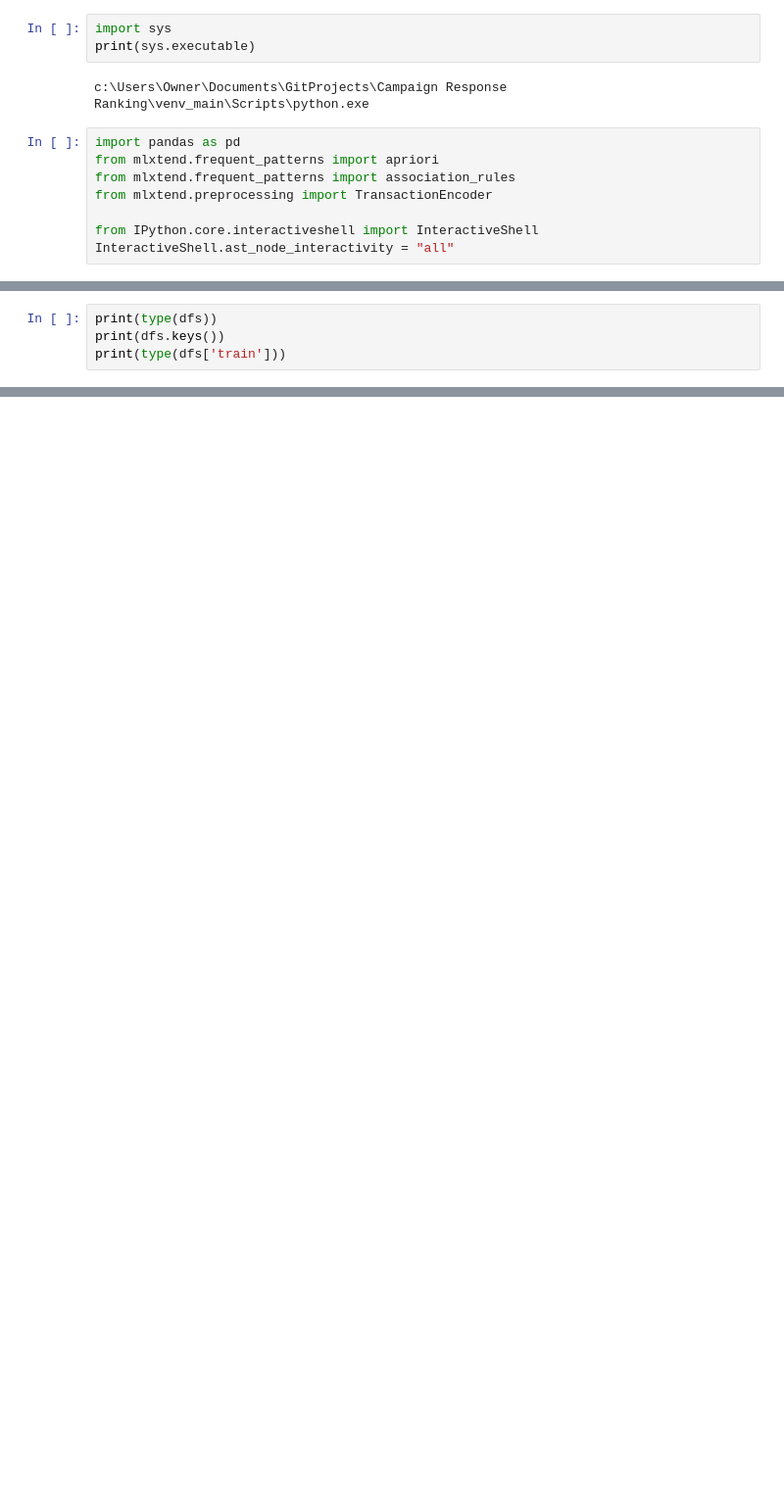
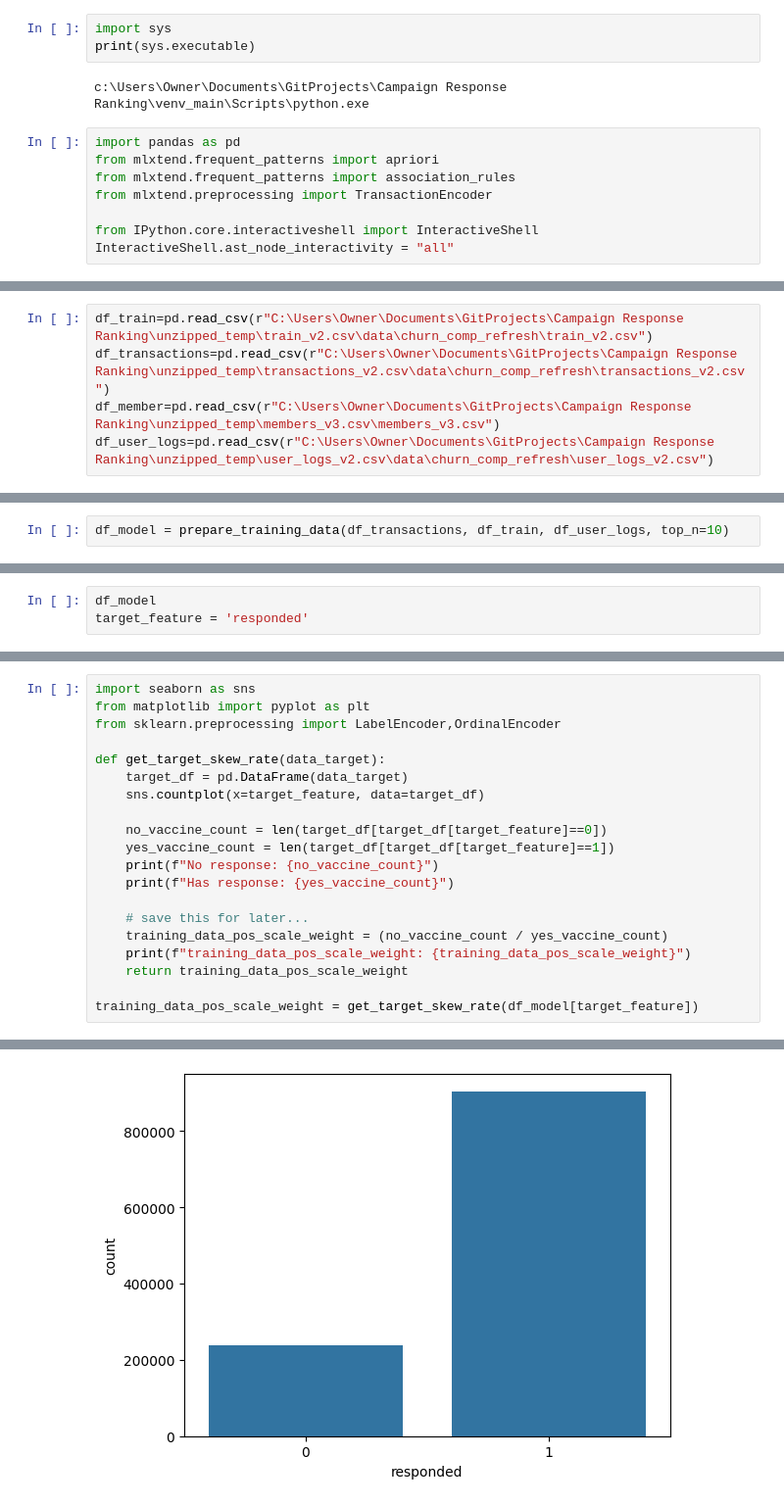
Before and after one commit to loisli0309/telecom-campaign-response, a Jupyter notebook: project.ipynb, the cells around one changed output, grey strips where cells are left out. Shown at 98% size. Saved outputs shown, nothing was run; the diff lists cells and outputs as text; blank space fills up the shorter version.

```diff
--- a/project.ipynb
+++ b/project.ipynb
@@ -134,4 +115,5 @@ dfs = load_csvs_from_zip_of_7z(
 # %%
-print(type(dfs))
-print(dfs.keys())
-print(type(dfs['train']))
+df_train=pd.read_csv(r"C:\Users\Owner\Documents\GitProjects\Campaign Response Ranking\unzipped_temp\train_v2.csv\data\churn_comp_refresh\train_v2.csv")
+df_transactions=pd.read_csv(r"C:\Users\Owner\Documents\GitProjects\Campaign Response Ranking\unzipped_temp\transactions_v2.csv\data\churn_comp_refresh\transactions_v2.csv")
+df_member=pd.read_csv(r"C:\Users\Owner\Documents\GitProjects\Campaign Response Ranking\unzipped_temp\members_v3.csv\members_v3.csv")
+df_user_logs=pd.read_csv(r"C:\Users\Owner\Documents\GitProjects\Campaign Response Ranking\unzipped_temp\user_logs_v2.csv\data\churn_comp_refresh\user_logs_v2.csv")
@@ -159,0 +181,2 @@ PermissionError: [Errno 13] Permission denied: 'C:\\Users\\Owner\\Documents\\Git
+# %%
+df_model = prepare_training_data(df_transactions, df_train, df_user_logs, top_n=10)
@@ -159,0 +185,3 @@ PermissionError: [Errno 13] Permission denied: 'C:\\Users\\Owner\\Documents\\Git
+# %%
+df_model
+target_feature = 'responded'
@@ -159,0 +276,21 @@ PermissionError: [Errno 13] Permission denied: 'C:\\Users\\Owner\\Documents\\Git
+# %%
+import seaborn as sns
+from matplotlib import pyplot as plt
+from sklearn.preprocessing import LabelEncoder,OrdinalEncoder
+
+def get_target_skew_rate(data_target):
+    target_df = pd.DataFrame(data_target)
+    sns.countplot(x=target_feature, data=target_df)
+
+    no_vaccine_count = len(target_df[target_df[target_feature]==0])
+    yes_vaccine_count = len(target_df[target_df[target_feature]==1])
+    print(f"No response: {no_vaccine_count}")
+    print(f"Has response: {yes_vaccine_count}")
+
+    # save this for later...
+    training_data_pos_scale_weight = (no_vaccine_count / yes_vaccine_count)
+    print(f"training_data_pos_scale_weight: {training_data_pos_scale_weight}")
+    return training_data_pos_scale_weight
+
+training_data_pos_scale_weight = get_target_skew_rate(df_model[target_feature])
+# %% [output]
@@ -159,0 +300 @@ PermissionError: [Errno 13] Permission denied: 'C:\\Users\\Owner\\Documents\\Git
+[figure, added]
```
Also changed, not shown: parts of 25 cells of this notebook.
